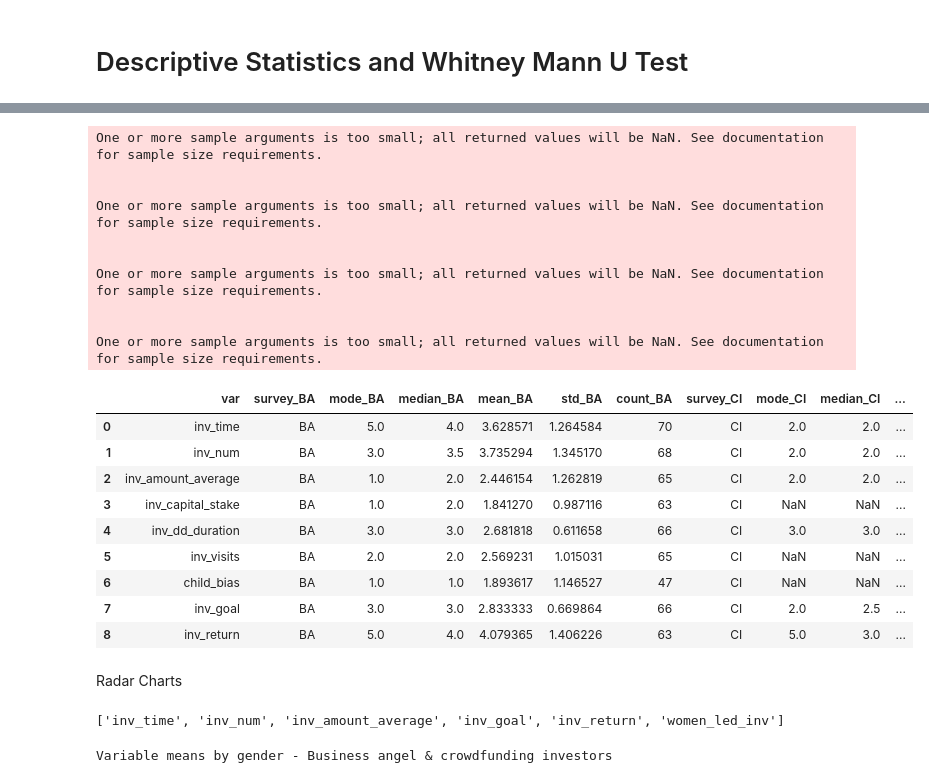
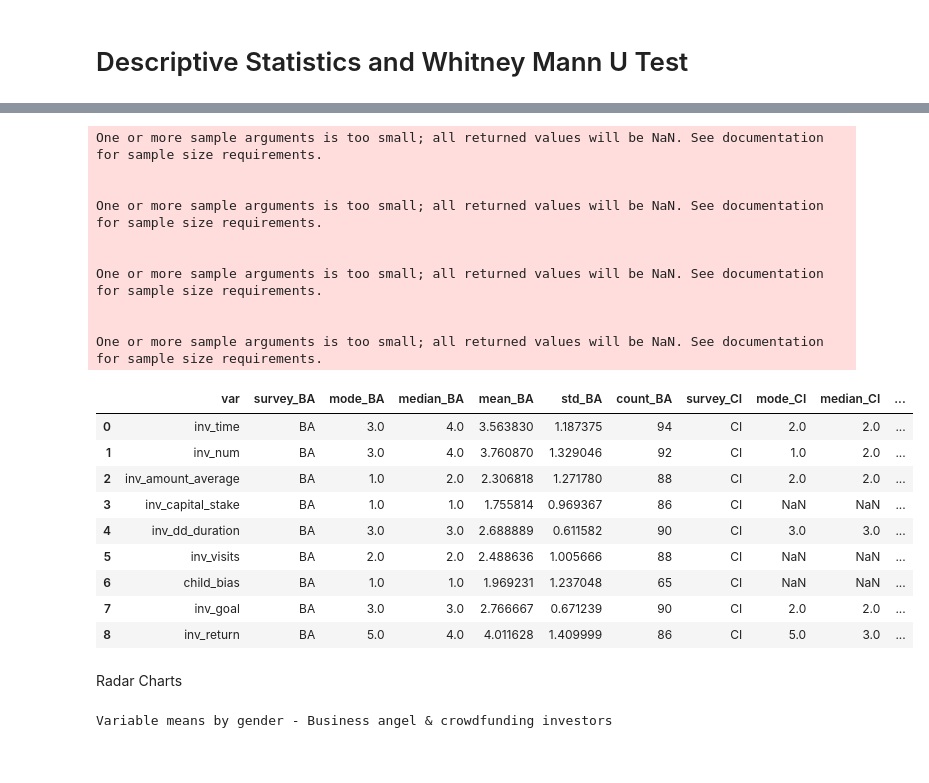
Before and after one commit to D2HStack/BAC4SHC, a Jupyter notebook: descriptive.ipynb, the cells around one changed output, grey strips where cells are left out. Cells and saved outputs as stored; diff of their text form; code cells hidden in the pictures.

```diff
--- a/descriptive.ipynb
+++ b/descriptive.ipynb
@@ -267,21 +267,24 @@ def des_stats_table(df, funcs, group_label, columns):
 import pandas as pd
 
 # Basic statistics
-# df=df_load
+df=df_load
 # df=df_load[df_load['survey']=='BA'] # BA only
-df=df_load[df_load['survey']=='CI'] # CI only
+# df=df_load[df_load['survey']=='CI'] # CI only
 
 funcs=[mode, 'median', 'mean', 'std', 'count',]
 group_label='gender_male'
 
+# Ordinal, not multiple options, not in gender
+# variable labels can be different for BAs and CIs
 columns=[]
 for col in COLS:
-    if (col in ORDINAL_COLS) & (not col in MUL_COLS) & (not col in GENDER_COLS):
+    if (
+        (col in ORDINAL_COLS)
+        & (not col in MUL_COLS)
+        & (not col in GENDER_COLS)
+    ):
         columns.append(col)
 
 df_results=des_stats_table(df, funcs, group_label, columns)
-display(df_results)
-# df_results.to_excel('assets/tables/des_stats_gender_all.xlsx', sheet_name='des_stats_gender_all')
-# df_results.to_excel('assets/tables/des_stats_gender_ba.xlsx', sheet_name='des_stats_gender_ba')
-# df_results.to_excel('assets/tables/des_stats_gender_ci.xlsx', sheet_name='des_stats_gender_ci')
+df_results
 # %% [output]
@@ -314,47 +301,51 @@ One or more sample arguments is too small; all returned values will be NaN. See
 # %%
 # Descriptive statistics
 # Investor type
 import pandas as pd
 
 # Basic statistics
-# df=df_load
+df=df_load
 # df=df_load[df_load['gender_male']==1] # Women only
-df=df_load[df_load['gender_male']==2] # Men only
+# df=df_load[df_load['gender_male']==2] # Men only
 
 funcs=[mode, 'median', 'mean', 'std', 'count',]
 group_label='survey'
 
+# Ordinal, not multiple options, not in gender
+# variable labels can be different for BAs and CIs
+# May have N/A because BA only or CI only
 columns=[]
 for col in COLS:
-    if (col in ORDINAL_COLS) & (not col in MUL_COLS) & (not col in GENDER_COLS):
+    if (
+        (col in ORDINAL_COLS)
+        & (not col in MUL_COLS)
+        & (not col in GENDER_COLS)
+    ):
         columns.append(col)
 
 df_results=des_stats_table(df, funcs, group_label, columns)
-display(df_results)
-# df_results.to_excel('assets/tables/des_stats_inv_type_all.xlsx', sheet_name='des_stats_inv_type_all')
-# df_results.to_excel('assets/tables/des_stats_inv_type_women.xlsx', sheet_name='des_stats_inv_type_women')
-# df_results.to_excel('assets/tables/des_stats_inv_type_men.xlsx', sheet_name='des_stats_inv_type_men')
+df_results
 # %% [output]
 One or more sample arguments is too small; all returned values will be NaN. See documentation for sample size requirements.
 
 
 One or more sample arguments is too small; all returned values will be NaN. See documentation for sample size requirements.
 
 
 One or more sample arguments is too small; all returned values will be NaN. See documentation for sample size requirements.
 
 
 One or more sample arguments is too small; all returned values will be NaN. See documentation for sample size requirements.
 |  | var | survey_BA | mode_BA | median_BA | mean_BA | std_BA | count_BA | survey_CI | mode_CI | median_CI | ... |
-| 0 | inv_time | BA | 5.0 | 4.0 | 3.628571 | 1.264584 | 70 | CI | 2.0 | 2.0 | ... |
-| 1 | inv_num | BA | 3.0 | 3.5 | 3.735294 | 1.345170 | 68 | CI | 2.0 | 2.0 | ... |
-| 2 | inv_amount_average | BA | 1.0 | 2.0 | 2.446154 | 1.262819 | 65 | CI | 2.0 | 2.0 | ... |
-| 3 | inv_capital_stake | BA | 1.0 | 2.0 | 1.841270 | 0.987116 | 63 | CI | NaN | NaN | ... |
-| 4 | inv_dd_duration | BA | 3.0 | 3.0 | 2.681818 | 0.611658 | 66 | CI | 3.0 | 3.0 | ... |
-| 5 | inv_visits | BA | 2.0 | 2.0 | 2.569231 | 1.015031 | 65 | CI | NaN | NaN | ... |
-| 6 | child_bias | BA | 1.0 | 1.0 | 1.893617 | 1.146527 | 47 | CI | NaN | NaN | ... |
-| 7 | inv_goal | BA | 3.0 | 3.0 | 2.833333 | 0.669864 | 66 | CI | 2.0 | 2.5 | ... |
-| 8 | inv_return | BA | 5.0 | 4.0 | 4.079365 | 1.406226 | 63 | CI | 5.0 | 3.0 | ... |
+| 0 | inv_time | BA | 3.0 | 4.0 | 3.563830 | 1.187375 | 94 | CI | 2.0 | 2.0 | ... |
+| 1 | inv_num | BA | 3.0 | 4.0 | 3.760870 | 1.329046 | 92 | CI | 1.0 | 2.0 | ... |
+| 2 | inv_amount_average | BA | 1.0 | 2.0 | 2.306818 | 1.271780 | 88 | CI | 2.0 | 2.0 | ... |
+| 3 | inv_capital_stake | BA | 1.0 | 1.0 | 1.755814 | 0.969367 | 86 | CI | NaN | NaN | ... |
+| 4 | inv_dd_duration | BA | 3.0 | 3.0 | 2.688889 | 0.611582 | 90 | CI | 3.0 | 3.0 | ... |
+| 5 | inv_visits | BA | 2.0 | 2.0 | 2.488636 | 1.005666 | 88 | CI | NaN | NaN | ... |
+| 6 | child_bias | BA | 1.0 | 1.0 | 1.969231 | 1.237048 | 65 | CI | NaN | NaN | ... |
+| 7 | inv_goal | BA | 3.0 | 3.0 | 2.766667 | 0.671239 | 90 | CI | 2.0 | 2.0 | ... |
+| 8 | inv_return | BA | 5.0 | 4.0 | 4.011628 | 1.409999 | 86 | CI | 5.0 | 3.0 | ... |
 # %% [markdown]
 Radar Charts
 # %%
@@ -426,16 +414,6 @@ def radar(df, group_label, columns, stat_func, traces, value_range):
     )
 
     fig.show()
-# %%
-columns=[]
-for col in COLS:
-    if (col in ORDINAL_COLS) & (not col in MUL_COLS) & (not col in GENDER_COLS) & (not col in BA_ONLY_COLS) & (not col in CI_ONLY_COLS) & (not col in DIFF_COLS):
-        columns.append(col)
-
-columns.append('women_led_inv')
-print(columns)
-# %% [output]
-['inv_time', 'inv_num', 'inv_amount_average', 'inv_goal', 'inv_return', 'women_led_inv']
 # %%
 # Variable means by gender - Business angel & crowdfunding investors
 
```
Also changed, not shown: parts of 8 cells of this notebook, 1 other file.
